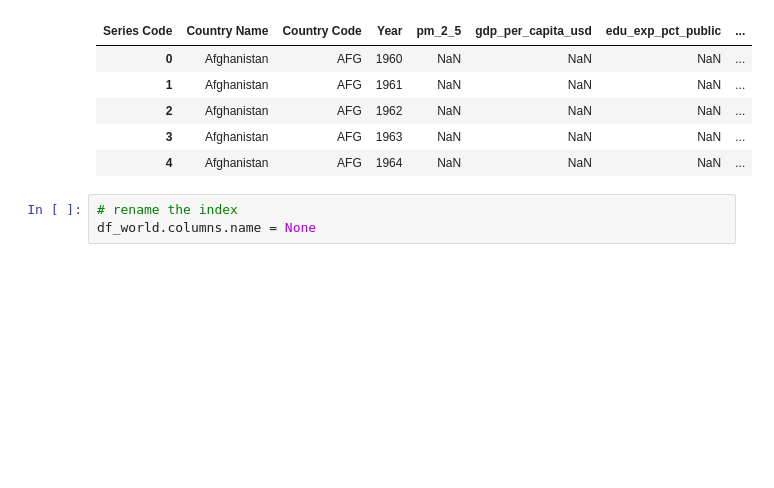
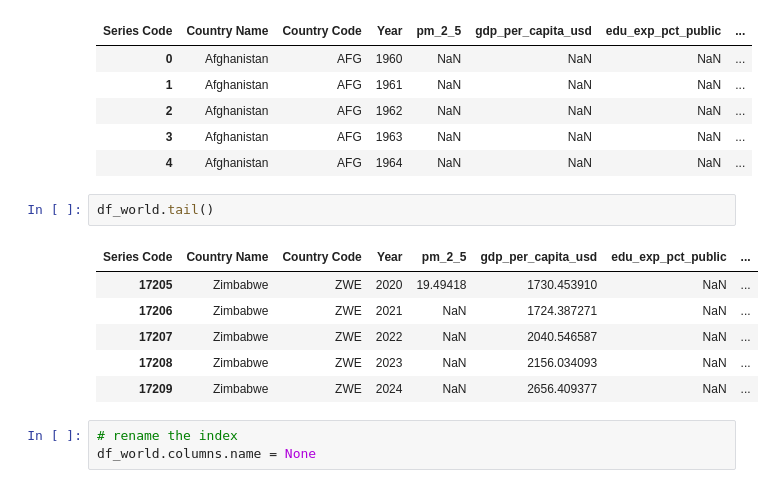
Before and after one commit to KHH-AKA-Lucifer/ait_cp_project, a Jupyter notebook: Data_Preporcessing.ipynb, the cells around one changed output. Cells and saved outputs as stored; diff of their text form; blank space fills up the shorter version.

```diff
--- a/Data_Preporcessing.ipynb
+++ b/Data_Preporcessing.ipynb
@@ -221,6 +221,15 @@ df_world.head(5)
 | 2 | Afghanistan | AFG | 1962 | NaN | NaN | NaN | ... |
 | 3 | Afghanistan | AFG | 1963 | NaN | NaN | NaN | ... |
 | 4 | Afghanistan | AFG | 1964 | NaN | NaN | NaN | ... |
+# %%
+df_world.tail()
+# %% [output]
+| Series Code | Country Name | Country Code | Year | pm_2_5 | gdp_per_capita_usd | edu_exp_pct_public | ... |
+| 17205 | Zimbabwe | ZWE | 2020 | 19.49418 | 1730.453910 | NaN | ... |
+| 17206 | Zimbabwe | ZWE | 2021 | NaN | 1724.387271 | NaN | ... |
+| 17207 | Zimbabwe | ZWE | 2022 | NaN | 2040.546587 | NaN | ... |
+| 17208 | Zimbabwe | ZWE | 2023 | NaN | 2156.034093 | NaN | ... |
+| 17209 | Zimbabwe | ZWE | 2024 | NaN | 2656.409377 | NaN | ... |
 # %%
 # rename the index
 df_world.columns.name = None
```
Also changed, not shown: 10 other files.
